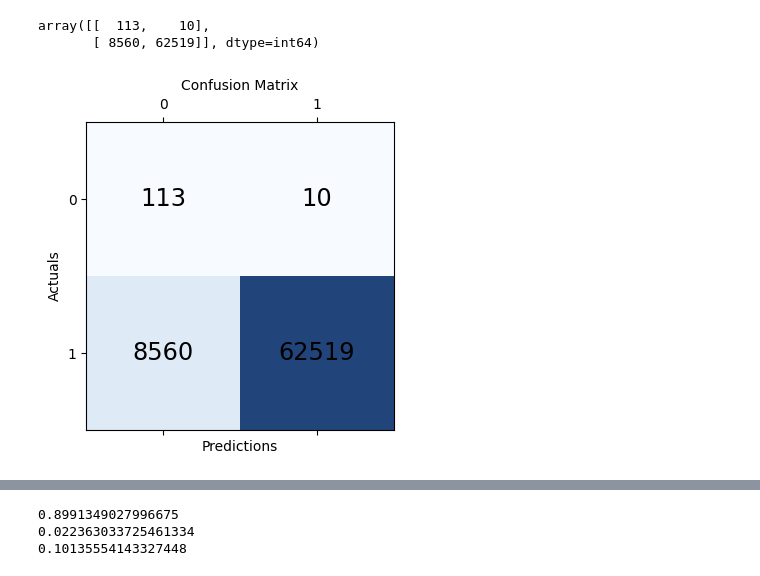
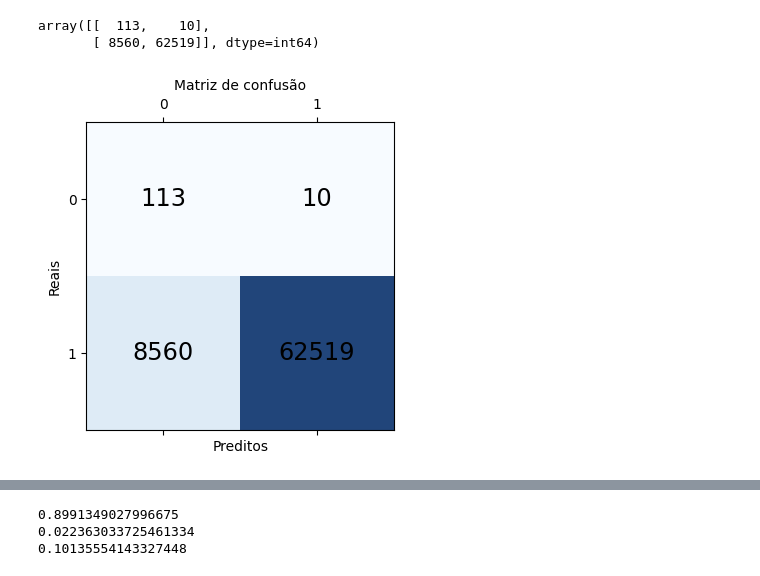
Before and after one commit to im-not-rhuan/TCC_Models, a Jupyter notebook: IF_Balanced_ACC.ipynb, the cells around one changed output, grey strips where cells are left out. Saved outputs shown, nothing was run; the diff lists cells and outputs as text; code cells hidden in the pictures.

```diff
--- a/IF_Balanced_ACC.ipynb
+++ b/IF_Balanced_ACC.ipynb
@@ -139,8 +162,13 @@ warm_start = params['warm_start']
 print(params)
 # %% [output]
 {'bootstrap': True, 'contamination': 0.11563556841850832, 'n_estimators': 500, 'warm_start': False}
+# %%
+bootstrap = True
+contamination = 0.11563556841850832
+n_estimators = 500
+warm_start = False
 # %%
-train = IsolationForest(random_state=87, n_jobs=-1, bootstrap= params['bootstrap'], contamination= params['contamination'], n_estimators= params['n_estimators'], warm_start= params['warm_start'])
+train = IsolationForest(random_state=87, n_jobs=-1, bootstrap= bootstrap, contamination= contamination, n_estimators= n_estimators, warm_start= warm_start)
 model = train.fit(X_train_std)
 # %%
 class MeuModelo:
@@ -242,14 +283,14 @@ array([[  113,    10],
 # %%
 #here
 fig, ax = plt.subplots(figsize=(4, 4))
 ax.matshow(conf_matrix, cmap=plt.cm.Blues, alpha=0.9)
 for i in range(conf_matrix.shape[0]):
     for j in range(conf_matrix.shape[1]):
         ax.text(x=j, y=i,s=conf_matrix[i, j], va='center', ha='center', size='xx-large')
 
-plt.xlabel('Predictions', fontsize=10)
-plt.ylabel('Actuals', fontsize=10)
-plt.title('Confusion Matrix', fontsize=10)
+plt.xlabel('Preditos', fontsize=10)
+plt.ylabel('Reais', fontsize=10)
+plt.title('Matriz de confusão', fontsize=10)
 plt.show()
 # %% [output]
-[figure, old version]
+[figure, new version]
```
Also changed, not shown: parts of 15 cells of this notebook, 6 other files.
